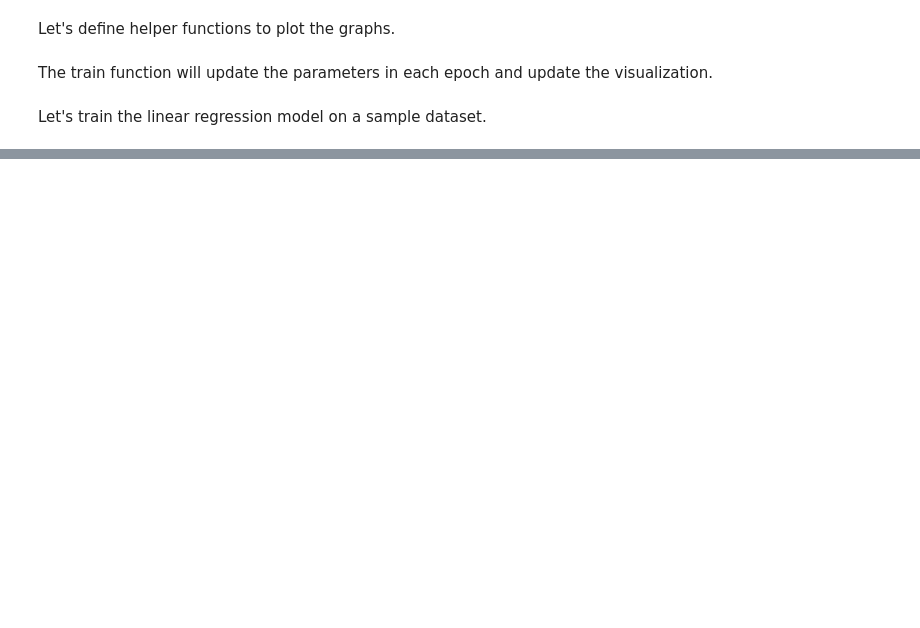
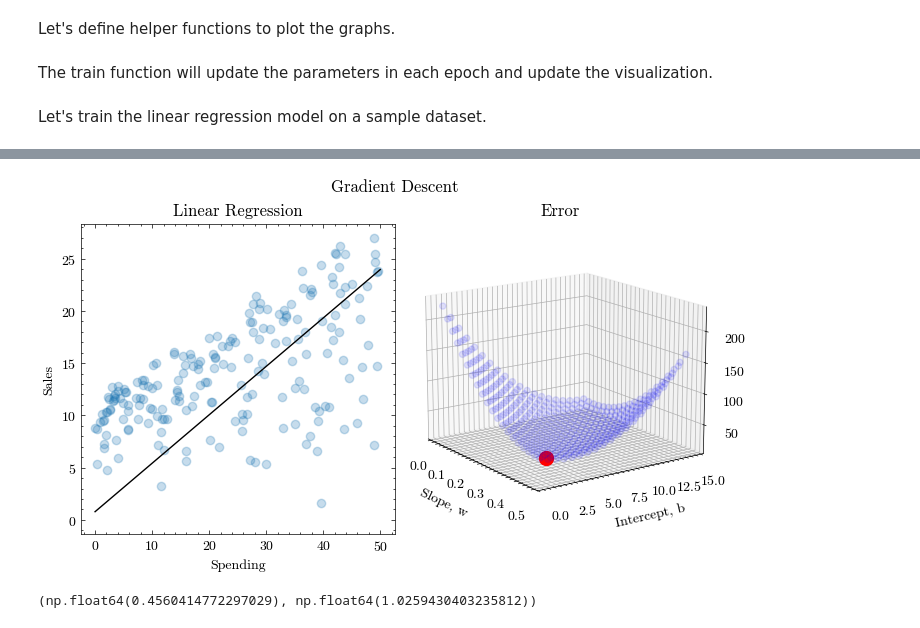
Before and after one commit to gavinkhung/gradient-descent, a Jupyter notebook: linear_regression.ipynb, the cells around one changed output, grey strips where cells are left out. Saved outputs shown, nothing was run; the diff lists cells and outputs as text; code cells hidden in the pictures; blank space fills up the shorter version.

```diff
--- a/linear_regression.ipynb
+++ b/linear_regression.ipynb
@@ -79,2 +73,5 @@ MSE 36.25
+# %%
+def mse_loss_db(x, y, w, b):
+    return -2 * np.mean(y - (w * x + b))
 # %% [markdown]
 ## Training the Linear Regression Model
@@ -89,13 +84,9 @@ Let's define a function that uses the gradient algorithm to update the parameter
 # %%
 def update_w_and_b(x, y, w, b, learning_rate):
-    global dsdb_f
-    global dsdw_f
-    dr_dw = dsdw_f(x, y, w, b, x.size - 1, x.size)
-    dr_db = dsdb_f(x, y, w, b, x.size - 1, x.size)
+    # update w and b
+    w = w - mse_loss_dw(x, y, w, b) * learning_rate
+    b = b - mse_loss_db(x, y, w, b) * learning_rate
 
-    # update w and b
-    w = w - dr_dw * learning_rate
-    b = b - dr_db * learning_rate
     return w, b
 # %% [markdown]
 Let's define helper functions to plot the graphs.
@@ -133,9 +124,7 @@ def generate_error_range(x, y):
 
     error_range = np.array([])
     for i in range(min(w_range.shape[0], b_range.shape[0])):
-        error_range = np.append(
-            error_range, mean_squared_error_loss(x, y, w_range[i], b_range[i])
-        )
+        error_range = np.append(error_range, mse_loss(x, y, w_range[i], b_range[i]))
 
     return w_range, b_range, error_range
 # %% [markdown]
@@ -158,9 +147,7 @@ def train(x, y, w0, b0, learning_rate, epochs):
         ):
             # Plot the error given the current slope and y-intercept
             ax1.scatter(w_range, b_range, error_range, color="blue", alpha=0.1)
-            ax1.scatter(
-                [w], [b], [mean_squared_error_loss(x, y, w, b)], color="red", s=100
-            )
+            ax1.scatter([w], [b], [mse_loss(x, y, w, b)], color="red", s=100)
 
             # Plot the linear regression lines
             ax0.scatter(x, y, color="#1f77b4", marker="o", alpha=0.25)
@@ -168,20 +155,18 @@ def train(x, y, w0, b0, learning_rate, epochs):
             ax0.plot(X_plot, X_plot * w + b, color="black")
 
             # print the loss
-            print(
-                "epoch: ", str(e), "loss: " + str(mean_squared_error_loss(x, y, w, b))
-            )
+            print("epoch: ", str(e), "loss: " + str(mse_loss(x, y, w, b)))
             camera.snap()
 
     animation = camera.animate()
     animation.save("gradient_descent.gif", writer="pillow")
+    plt.show()
+
     return w, b
 # %% [markdown]
 Let's train the linear regression model on a sample dataset.
 # %%
 fname = "REGRESSION-gradientDescent-data.txt"
 x, y = np.loadtxt(fname, delimiter=",", unpack=True, skiprows=1, usecols=(2, 4))
-w, b = train(x, y, 0.0, 0, 0.00005, 4000)
-
-Image(url="gradient_descent.gif")
+train(x, y, 0.0, 0, 0.00005, 4000)
 # %% [output]
@@ -203,0 +188,2 @@ epoch:  3000 loss: 39.05897192053705
+[figure, added]
+(np.float64(0.4560414772297029), np.float64(1.0259430403235812))
```
Also changed, not shown: parts of 20 cells of this notebook, 4 other files.
